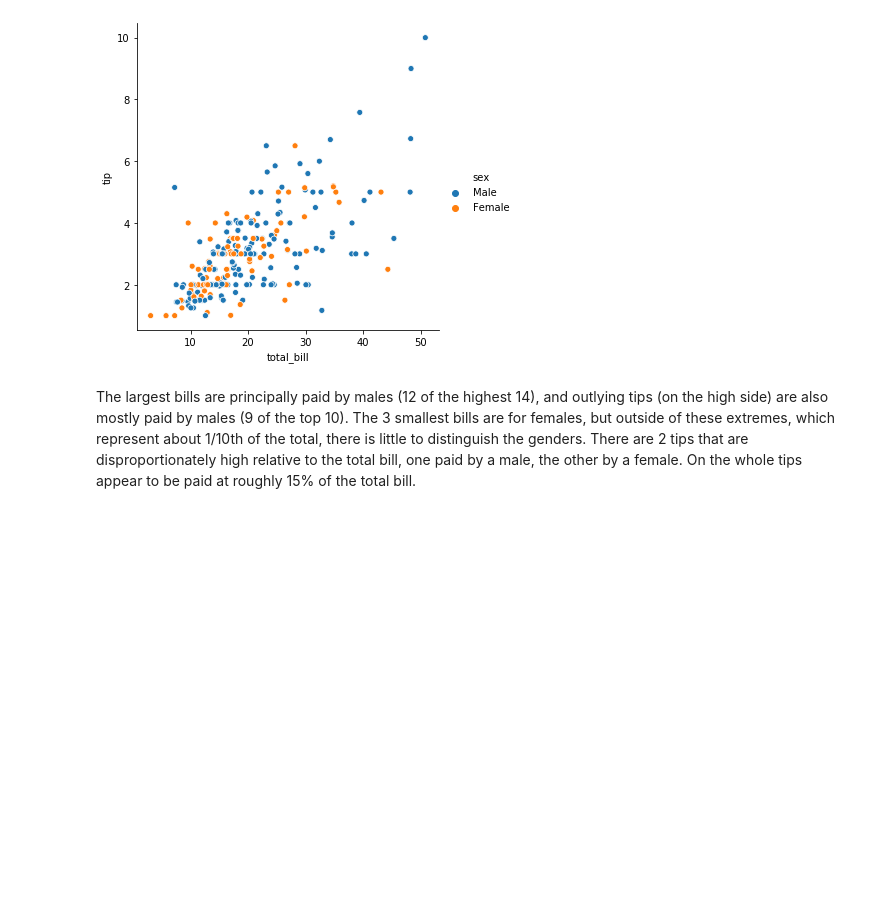
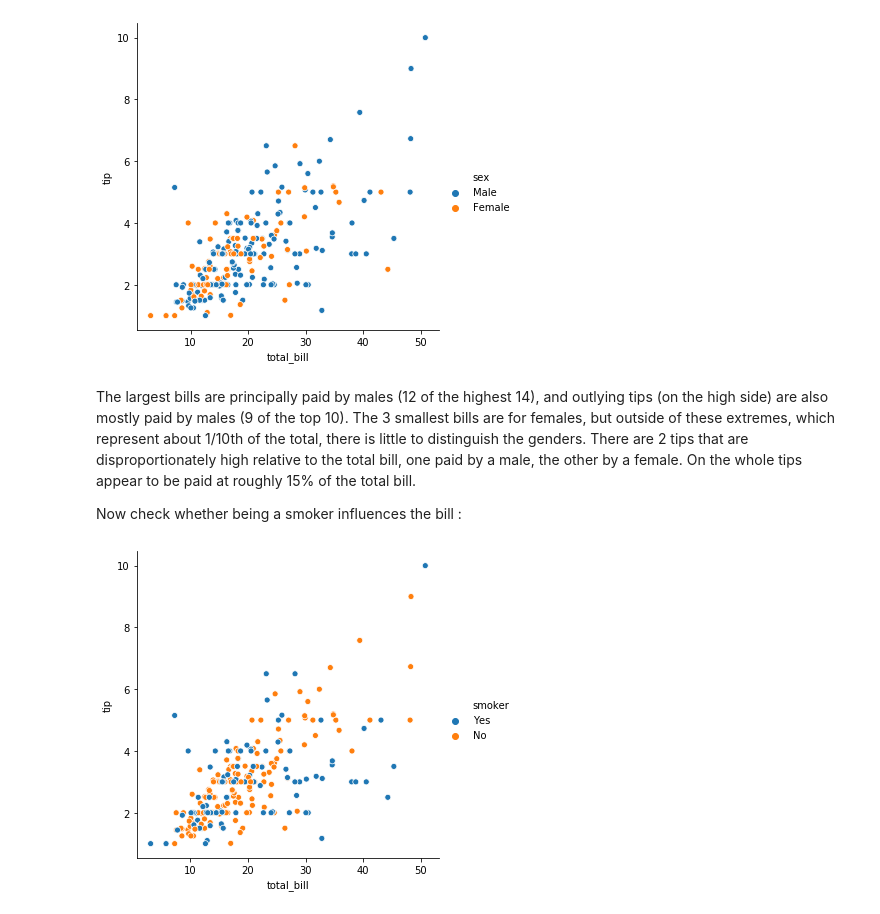
Before and after one commit to NigelSlack/Fundamentals-of-Data-Analysis, a Jupyter notebook: jupyter_notebook.ipynb, the cells around one changed output. Cells and saved outputs as stored; diff of their text form; code cells hidden in the pictures; blank space fills up the shorter version.

Commit message:
Update jupyter notebook
Include scatter plots for the remaining variables. Still need to put more in for 'size'

```diff
--- a/jupyter_notebook.ipynb
+++ b/jupyter_notebook.ipynb
@@ -17,0 +21,4 @@ print(columnNames)
+# %%
+df=df.rename(columns = {'size':'party_size'})
+columnNames = list(df.head(0))
+print(columnNames)
@@ -42,3 +51,10 @@ plt.show()
 [figure]
 # %% [markdown]
 The largest bills are principally paid by males (12 of the highest 14), and outlying tips (on the high side) are also mostly paid by males (9 of the top 10). The 3 smallest bills are for females, but outside of these extremes, which represent about 1/10th of the total, there is little to distinguish the genders. There are 2 tips that are disproportionately high relative to the total bill, one paid by a male, the other by a female. On the whole tips appear to be paid at roughly 15% of the total bill.
+
+Now check whether being a smoker influences the bill :
+# %%
+sns.relplot(x=columnNames[0],y=columnNames[1],hue=columnNames[3],data=df)
+plt.show()
+# %% [output]
+[figure, added]
```
Also changed, not shown: parts of 10 cells of this notebook.
